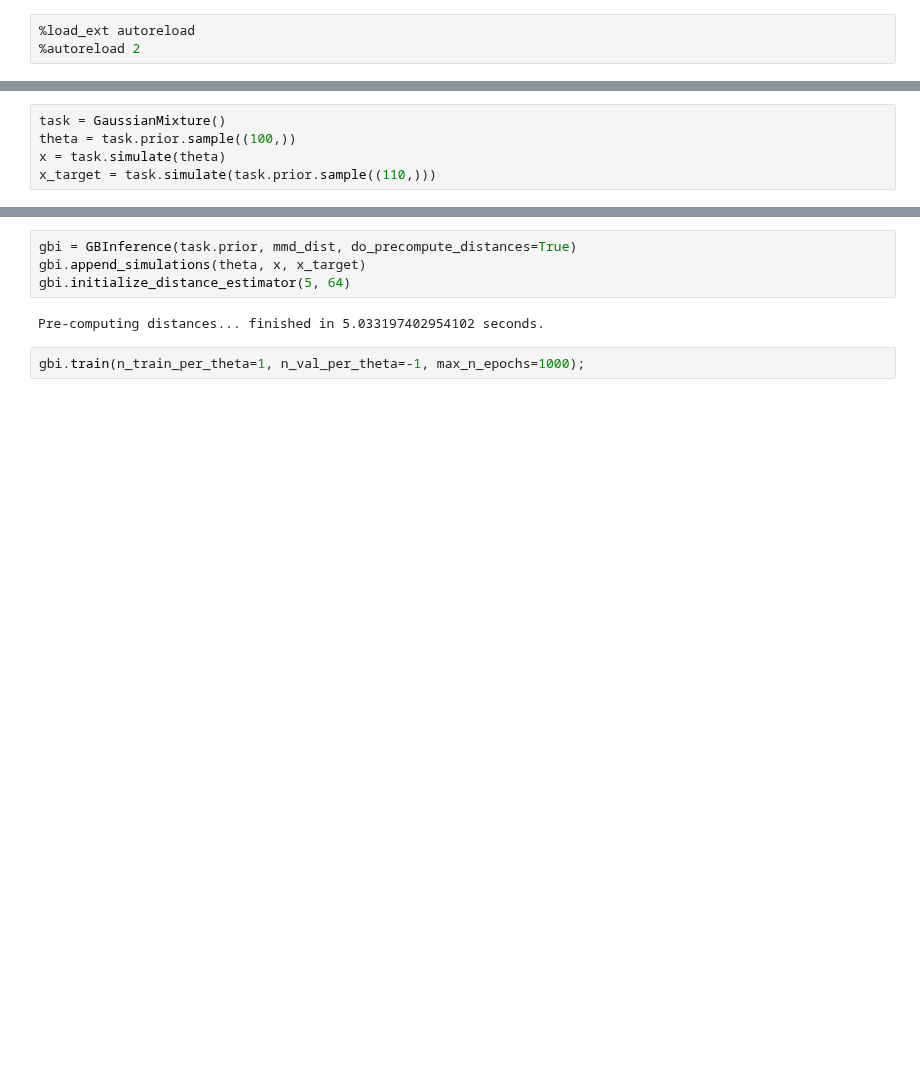
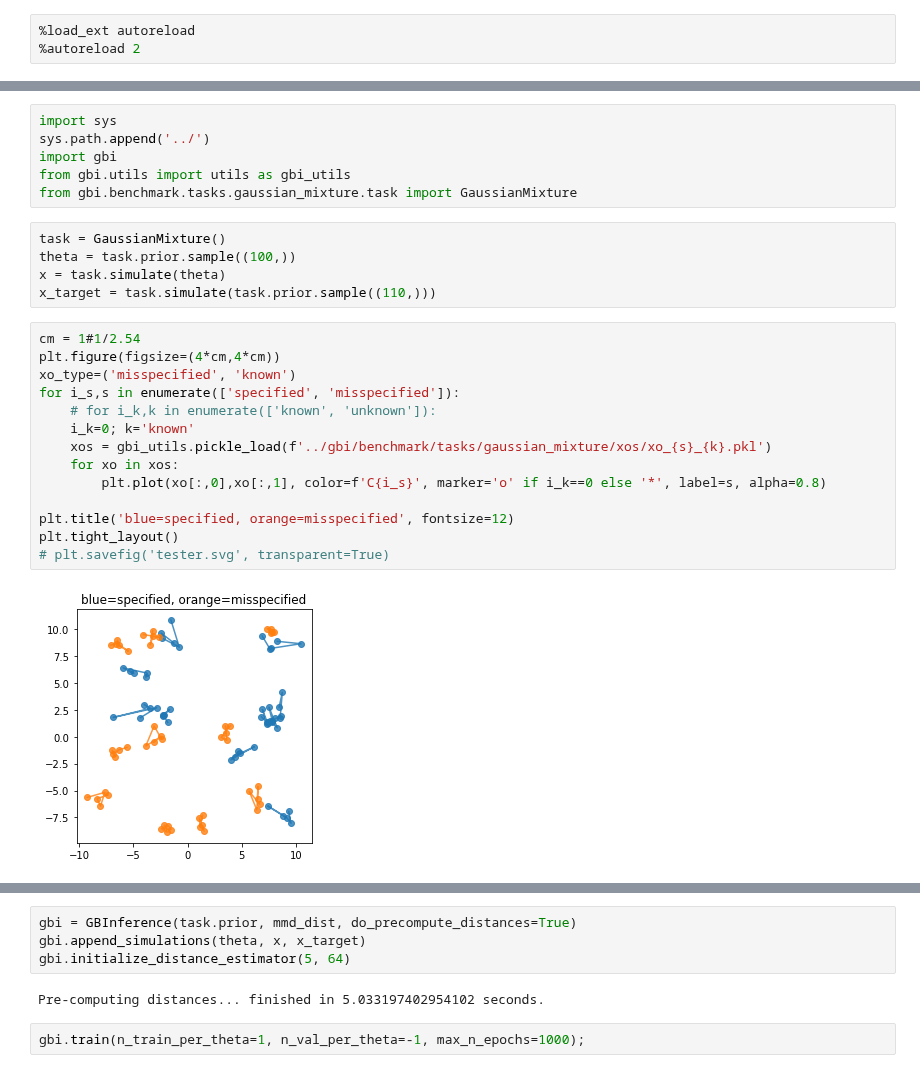
Before and after one commit to mackelab/neuralgbi, a Jupyter notebook: dev_notebook/workplace.ipynb, the cells around one changed output, grey strips where cells are left out. Cells and saved outputs as stored; diff of their text form; blank space fills up the shorter version.

```diff
--- a/dev_notebook/workplace.ipynb
+++ b/dev_notebook/workplace.ipynb
@@ -18,5 +20,27 @@ from scipy.stats import pearsonr
+# %%
+import sys
+sys.path.append('../')
+import gbi
+from gbi.utils import utils as gbi_utils
+from gbi.benchmark.tasks.gaussian_mixture.task import GaussianMixture
 # %%
 task = GaussianMixture()
 theta = task.prior.sample((100,))
 x = task.simulate(theta)
 x_target = task.simulate(task.prior.sample((110,)))
+# %%
+cm = 1#1/2.54
+plt.figure(figsize=(4*cm,4*cm))
+xo_type=('misspecified', 'known')
+for i_s,s in enumerate(['specified', 'misspecified']):
+    # for i_k,k in enumerate(['known', 'unknown']):
+    i_k=0; k='known'
+    xos = gbi_utils.pickle_load(f'../gbi/benchmark/tasks/gaussian_mixture/xos/xo_{s}_{k}.pkl')
+    for xo in xos:
+        plt.plot(xo[:,0],xo[:,1], color=f'C{i_s}', marker='o' if i_k==0 else '*', label=s, alpha=0.8)
+
+plt.title('blue=specified, orange=misspecified', fontsize=12)
+plt.tight_layout()
+# plt.savefig('tester.svg', transparent=True)
+# %% [output]
+[figure, added]
```
Also changed, not shown: parts of 2 cells of this notebook, 2 other files.
